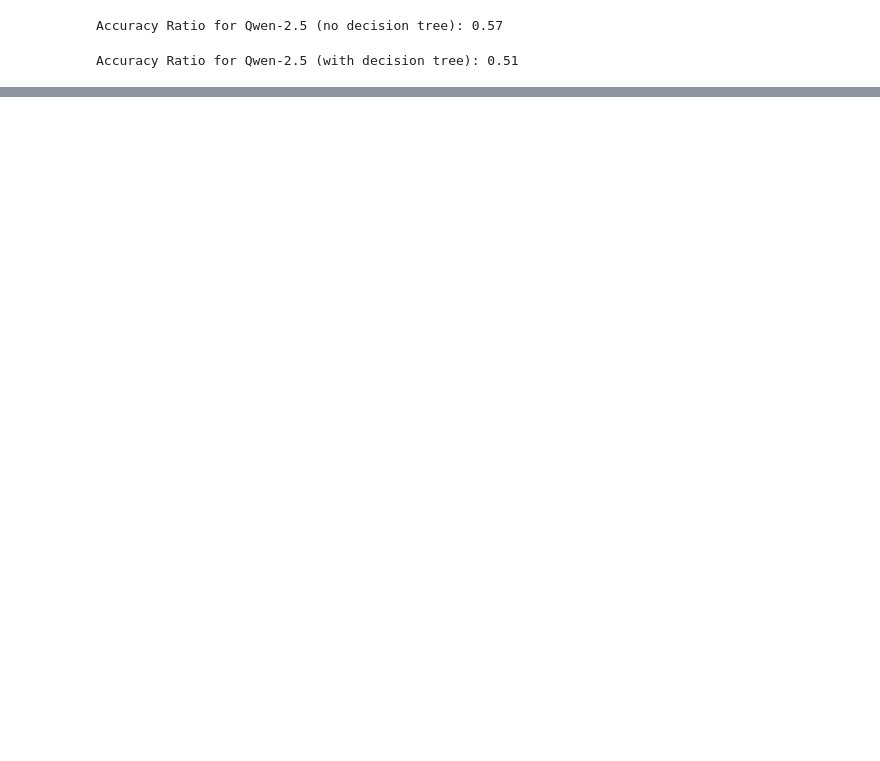
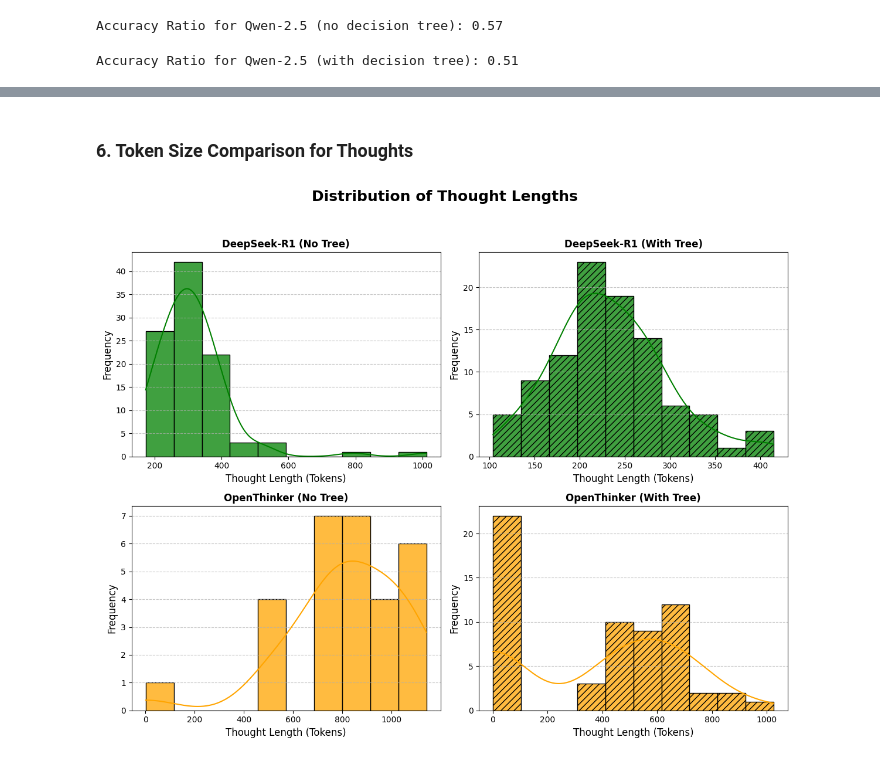
Before and after one commit to chizo4/JusTreeAI, a Jupyter notebook: jus-tree-ai/eval/performance_analysis.ipynb, the cells around one changed output, grey strips where cells are left out. Cells and saved outputs as stored; diff of their text form; code cells hidden in the pictures; blank space fills up the shorter version.

```diff
--- a/jus-tree-ai/eval/performance_analysis.ipynb
+++ b/jus-tree-ai/eval/performance_analysis.ipynb
@@ -190,0 +357,52 @@ plt.show()
+# %% [markdown]
+### 6. Token Size Comparison for Thoughts
+# %%
+thoughts_openthinker_no = df_results['openthinker:7b-0.8-no']['thought_chain']
+thoughts_openthinker_yes = df_results['openthinker:7b-0.8-yes']['thought_chain']
+thoughts_deepseek_no = df_results['deepseek-r1:8b-0.8-no']['thought_chain']
+thoughts_deepseek_yes = df_results['deepseek-r1:8b-0.8-yes']['thought_chain']
+
+# Basic tokenization using split()
+def tokenize_and_count(thoughts):
+    return [len(str(thought).split()) for thought in thoughts]
+
+# Compute tokenized thought lengths
+thought_lengths = {
+    "DeepSeek-R1 (No Tree)": tokenize_and_count(thoughts_deepseek_no),
+    "DeepSeek-R1 (With Tree)": tokenize_and_count(thoughts_deepseek_yes),
+    "OpenThinker (No Tree)": tokenize_and_count(thoughts_openthinker_no),
+    "OpenThinker (With Tree)": tokenize_and_count(thoughts_openthinker_yes),
+}
+
+# Convert to DataFrame
+df_lengths = pd.DataFrame(dict([(k, pd.Series(v)) for k, v in thought_lengths.items()]))
+# %%
+SAVE_PATH = '../../resources/plots/though_distribution.png'
+colors = ['green', 'green', 'orange', 'orange']
+hatches = ['', '///', '', '///']
+
+fig, axes = plt.subplots(2, 2, figsize=(12, 10))
+fig.suptitle("Distribution of Thought Lengths", fontsize=18, fontweight='bold')
+
+for i, (model, ax) in enumerate(zip(thought_lengths.keys(), axes.flatten())):
+    sns.histplot(
+        thought_lengths[model],
+        bins=10,
+        kde=True,
+        ax=ax,
+        color=colors[i],
+        edgecolor='black',
+        alpha=0.75
+    )
+    for patch in ax.patches:
+        patch.set_hatch(hatches[i])
+    ax.set_title(model, fontsize=12, fontweight='bold')
+    ax.set_xlabel("Thought Length (Tokens)", fontsize=12)
+    ax.set_ylabel("Frequency", fontsize=12)
+    ax.grid(axis='y', linestyle='--', alpha=0.7)
+
+plt.tight_layout(rect=[0, 0.03, 1, 0.95])
+plt.savefig(SAVE_PATH, dpi=300)
+plt.show()
+# %% [output]
+[figure, added]
```
Also changed, not shown: parts of 26 cells of this notebook, 13 other files.
